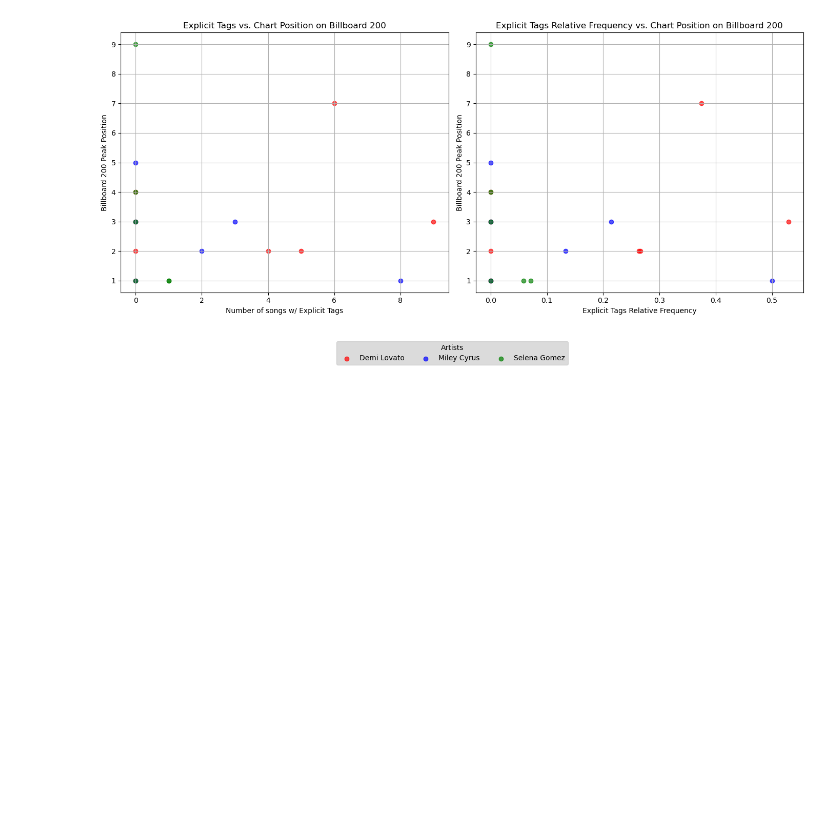
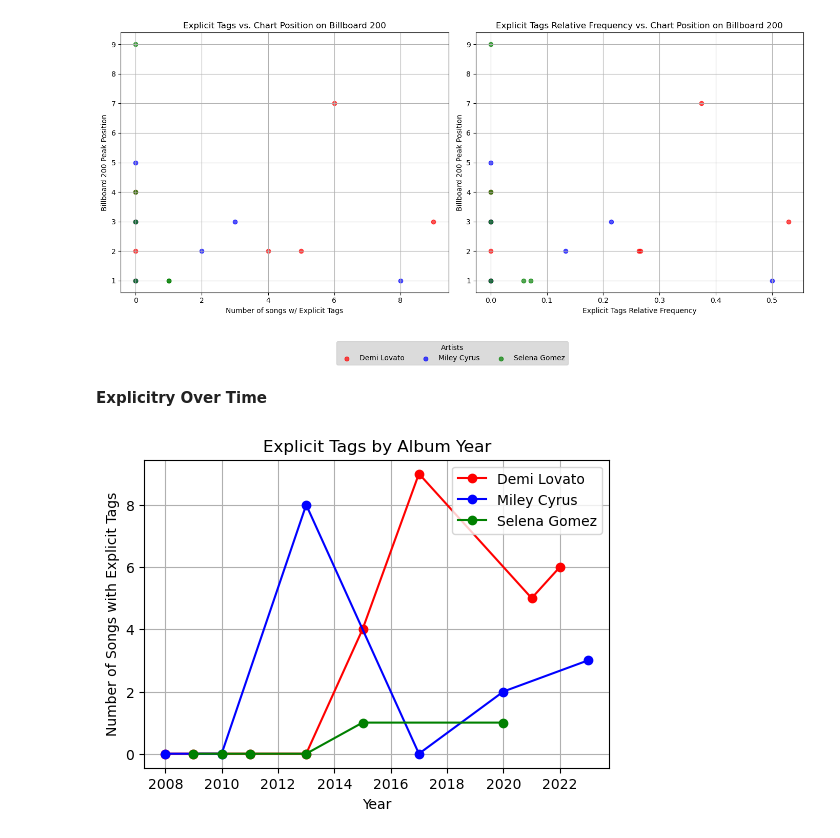
Before and after one commit to arianwyn-frank/Former-Disney-Stars, a Jupyter notebook: Disney Stars.ipynb, the cells around one changed output. Drawn from its saved outputs; the diff is of its cells as text; code cells hidden in the pictures; blank space fills up the shorter version.

```diff
--- a/Disney Stars.ipynb
+++ b/Disney Stars.ipynb
@@ -117,3 +117,19 @@ plt.tight_layout()
 plt.show()
 # %% [output]
 [figure]
+# %% [markdown]
+**Explicitry Over Time**
+# %%
+plt.figure(figsize=(6, 4))
+
+for artist, group in data.groupby('Artist'):
+    plt.plot(group['Year'], group["Number of songs w/ Explicit Tags"], marker='o', label=artist, color=colors[artist])
+
+plt.title('Explicit Tags by Album Year')
+plt.xlabel('Year')
+plt.ylabel('Number of Songs with Explicit Tags')
+plt.legend()
+plt.grid(True)
+plt.show()
+# %% [output]
+[figure, added]
```
